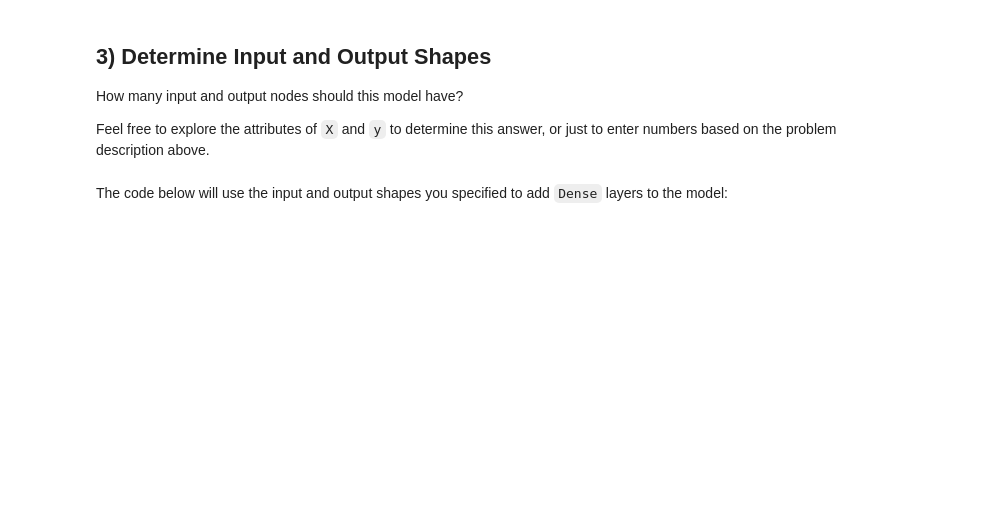
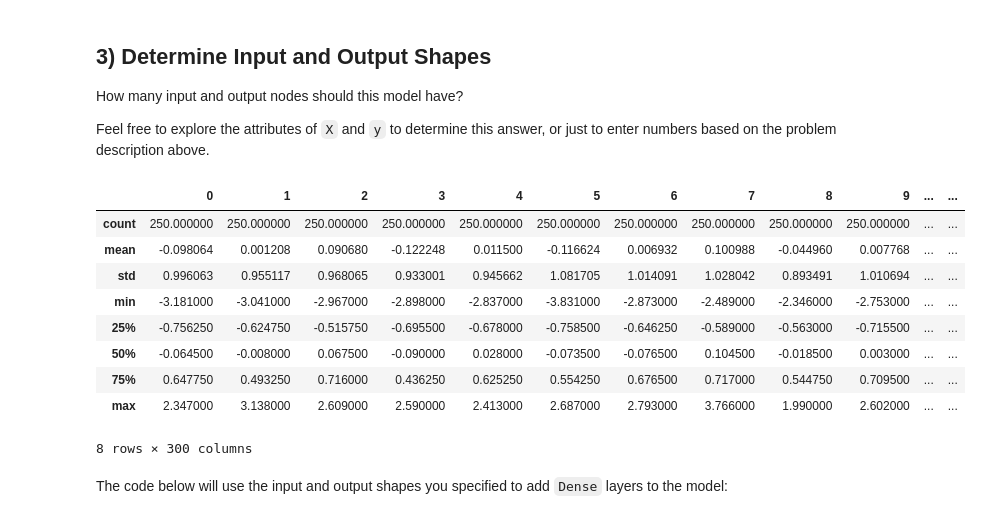
Before and after one commit to flatiron-school/ntl01-dtsc-live-103122, a Jupyter notebook: 4Phase/Assessments/1.20.23/index.ipynb, the cells around one changed output. Drawn from its saved outputs; the diff is of its cells as text; code cells hidden in the pictures; blank space fills up the shorter version.

```diff
--- a/4Phase/Assessments/1.20.23/index.ipynb
+++ b/4Phase/Assessments/1.20.23/index.ipynb
@@ -31,14 +42,14 @@ from tensorflow.keras.wrappers.scikit_learn import KerasClassifier
 # Replace None with appropriate code
 
 # Read in the data
-df = None
+df = pd.read_csv('data.csv')
 
 # Drop the "id" column
-None
+df = df.drop('id', axis=1)
 
 # Separate into X and y
-X = None
-y = None
+X = df.drop('target', axis=1)
+y = pd.Series(df['target'])
 
 X_train, X_test, y_train, y_test = train_test_split(X, y, random_state=2021)
 # %%
@@ -66,6 +79,19 @@ assert len(dense_model.layers) == 0
 How many input and output nodes should this model have?
 
 Feel free to explore the attributes of `X` and `y` to determine this answer, or just to enter numbers based on the problem description above.
+# %%
+X.describe()
+# %% [output]
+|  | 0 | 1 | 2 | 3 | 4 | 5 | 6 | 7 | 8 | 9 | ... | ... |
+| count | 250.000000 | 250.000000 | 250.000000 | 250.000000 | 250.000000 | 250.000000 | 250.000000 | 250.000000 | 250.000000 | 250.000000 | ... | ... |
+| mean | -0.098064 | 0.001208 | 0.090680 | -0.122248 | 0.011500 | -0.116624 | 0.006932 | 0.100988 | -0.044960 | 0.007768 | ... | ... |
+| std | 0.996063 | 0.955117 | 0.968065 | 0.933001 | 0.945662 | 1.081705 | 1.014091 | 1.028042 | 0.893491 | 1.010694 | ... | ... |
+| min | -3.181000 | -3.041000 | -2.967000 | -2.898000 | -2.837000 | -3.831000 | -2.873000 | -2.489000 | -2.346000 | -2.753000 | ... | ... |
+| 25% | -0.756250 | -0.624750 | -0.515750 | -0.695500 | -0.678000 | -0.758500 | -0.646250 | -0.589000 | -0.563000 | -0.715500 | ... | ... |
+| 50% | -0.064500 | -0.008000 | 0.067500 | -0.090000 | 0.028000 | -0.073500 | -0.076500 | 0.104500 | -0.018500 | 0.003000 | ... | ... |
+| 75% | 0.647750 | 0.493250 | 0.716000 | 0.436250 | 0.625250 | 0.554250 | 0.676500 | 0.717000 | 0.544750 | 0.709500 | ... | ... |
+| max | 2.347000 | 3.138000 | 2.609000 | 2.590000 | 2.413000 | 2.687000 | 2.793000 | 3.766000 | 1.990000 | 2.602000 | ... | ... |
+8 rows × 300 columns
 # %%
 # CodeGrade step3
 # Replace None with appropriate code
```
Also changed, not shown: parts of 13 cells of this notebook, 1 other file.
